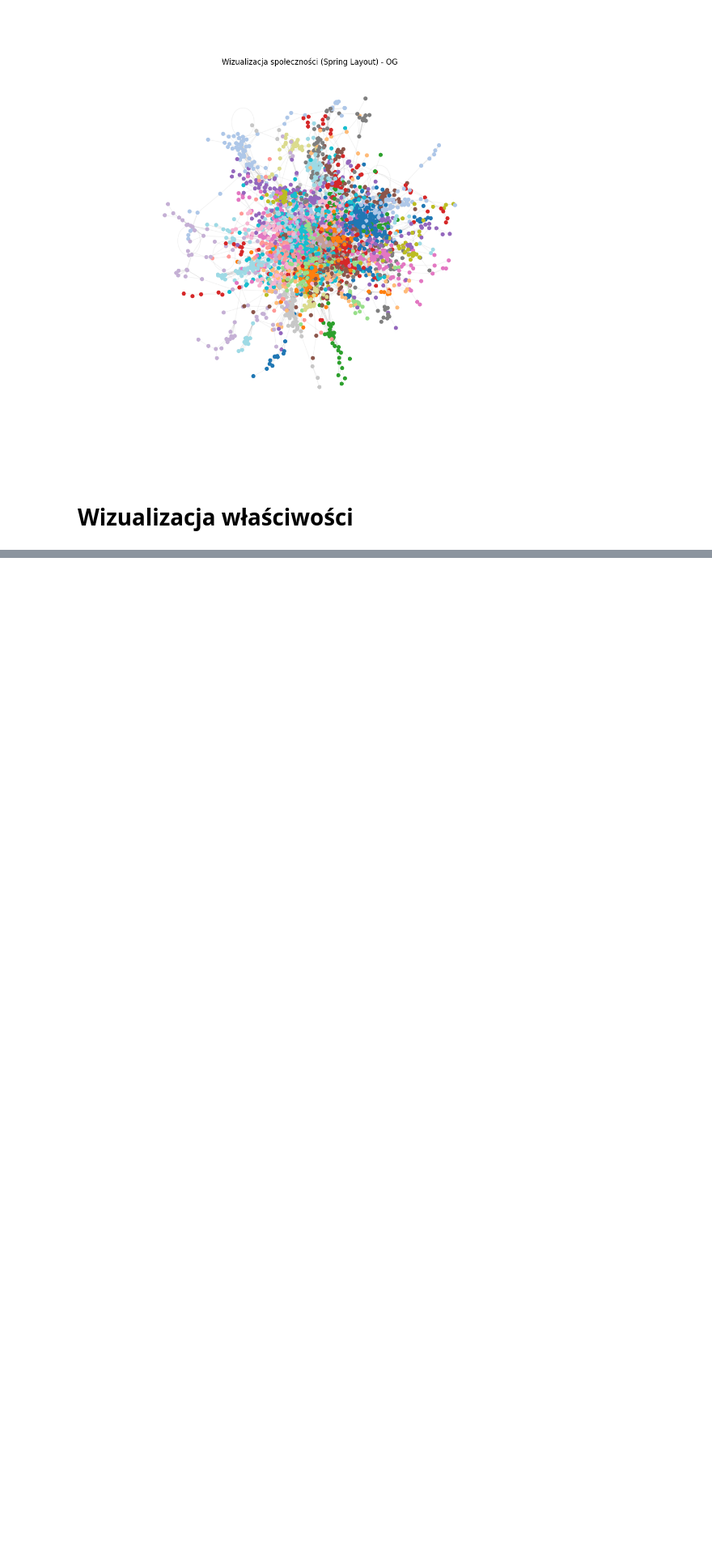
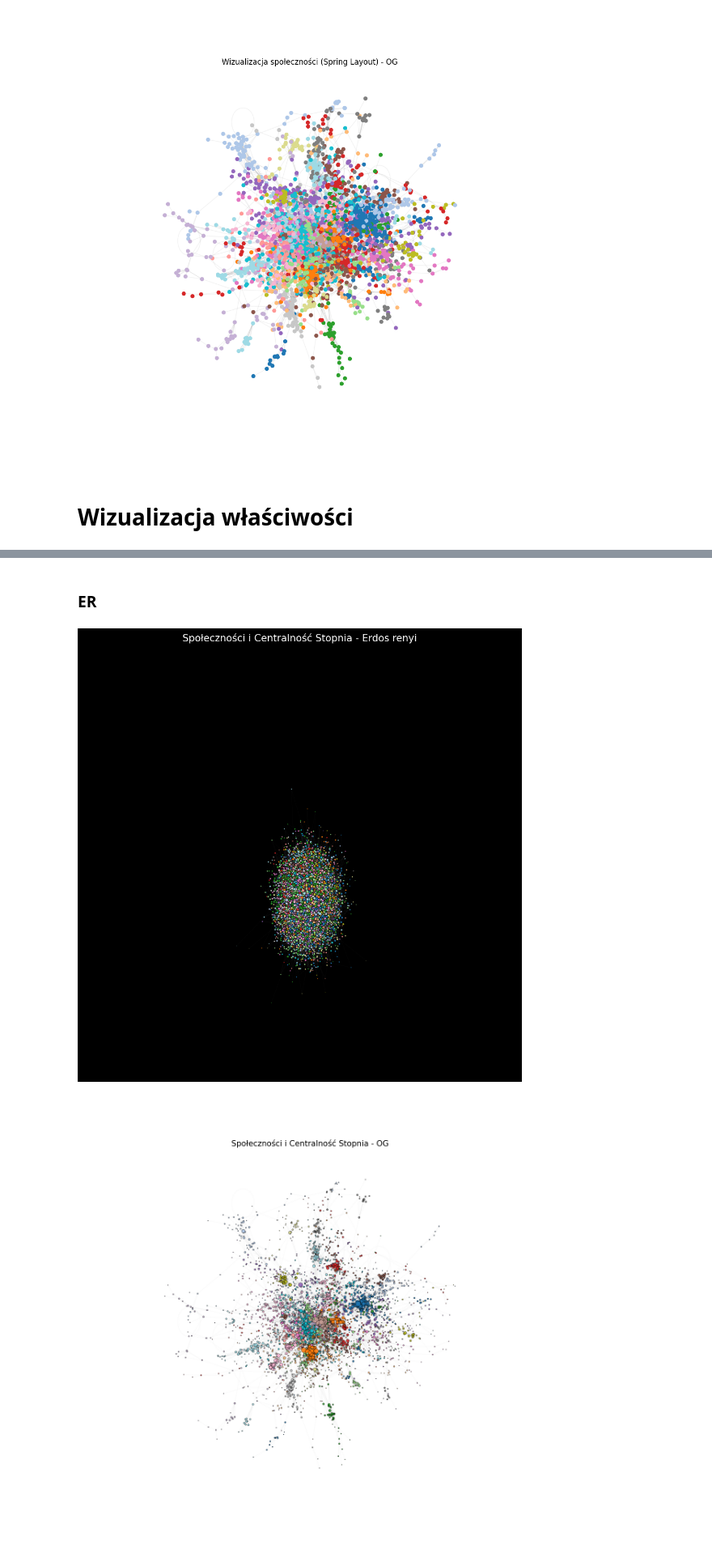
Before and after one commit to Drag0neUsz/complex-networks-L5-OGvsRandom, a Jupyter notebook: sample.ipynb, the cells around one changed output, grey strips where cells are left out. Shown at 81% size. Saved outputs shown, nothing was run; the diff lists cells and outputs as text; code cells hidden in the pictures; blank space fills up the shorter version.

```diff
--- a/sample.ipynb
+++ b/sample.ipynb
@@ -276,0 +313,7 @@ Wyspowany współczynnik grupowania: 0.4165
+# %% [markdown]
+### ER
+# %%
+plot_communities_with_centrality(g_erd_ren, "Erdos renyi")
+# %% [output]
+[figure, added]
+[figure, added]
```
Also changed, not shown: parts of 3 cells of this notebook.
